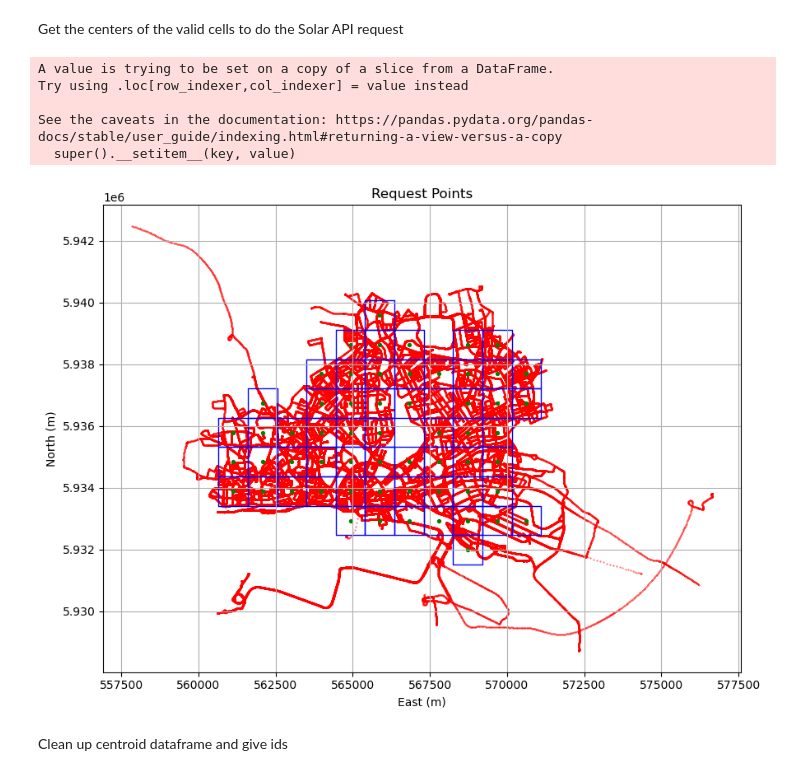
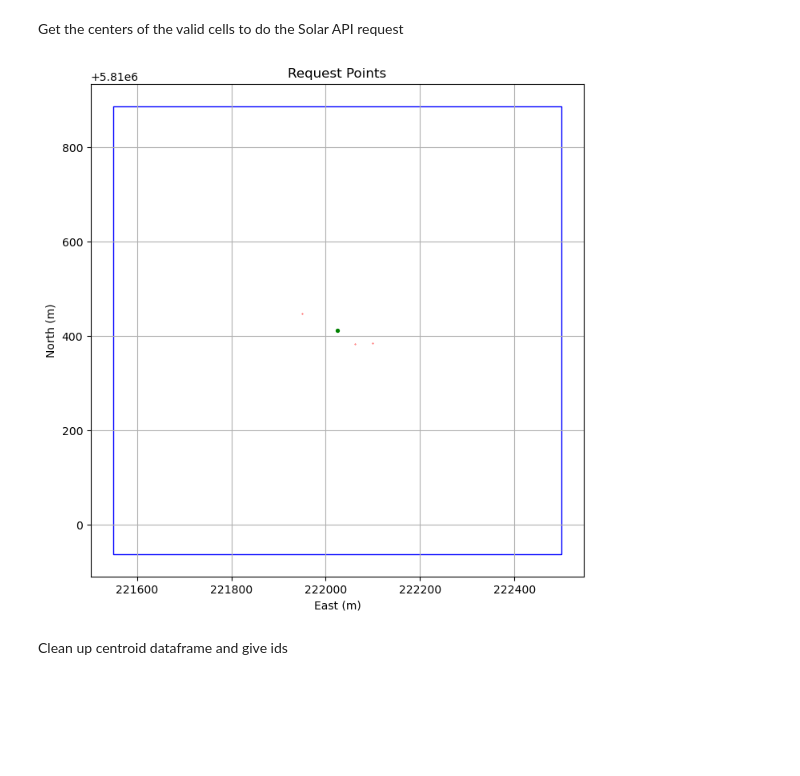
Before and after one commit to lukasbeuster/throwing_shade, a Jupyter notebook: code/070225_Download_SolarAPI_Custom.ipynb, the cells around one changed output. Drawn from its saved outputs; the diff is of its cells as text; code cells hidden in the pictures; blank space fills up the shorter version.

```diff
--- a/code/070225_Download_SolarAPI_Custom.ipynb
+++ b/code/070225_Download_SolarAPI_Custom.ipynb
@@ -412,5 +420,10 @@ plt.show()
 # %% [markdown]
 #### b) Dataset can already have a geometry column
+# %%
+points_dataset = gpd.GeoDataFrame(dataset)
+# %%
+# Assuming gdf is your GeoDataFrame in EPSG:4326
+points_dataset = points_dataset.to_crs("EPSG:32632")
 # %% [markdown]
 #### c) Dataset has Polyline geometry
 # %%
@@ -464,17 +477,33 @@ def adaptive_grid_from_convex_hull(points_dataset, cell_size=950, buffer_distanc
     n_rows = math.ceil((maxy - miny) / cell_size)
 
     cells = []
-    for i in range(n_cols):
-        for j in range(n_rows):
-            # Create a cell that is exactly cell_size x cell_size.
-            cell = box(minx + i * cell_size, miny + j * cell_size,
-                    minx + (i + 1) * cell_size, miny + (j + 1) * cell_size)
-            # Only include the cell if it intersects the buffered hull.
-            if cell.intersects(buffered_hull):
-                cells.append(cell)
+
+    # Special case: only one cell needed in either direction
+    if n_cols == 1 and n_rows == 1:
+        centroid = buffered_hull.centroid
+        center_x, center_y = centroid.x, centroid.y
+
+        cell = box(
+            center_x - cell_size / 2, center_y - cell_size / 2,
+            center_x + cell_size / 2, center_y + cell_size / 2
+        )
+
+        if cell.intersects(buffered_hull):
+            cells.append(cell)
+    else:
+        for i in range(n_cols):
+            for j in range(n_rows):
+                # Create a cell that is exactly cell_size x cell_size.
+                cell = box(minx + i * cell_size, miny + j * cell_size,
+                           minx + (i + 1) * cell_size, miny + (j + 1) * cell_size)
+
+                # Only include the cell if it intersects the buffered hull.
+                if cell.intersects(buffered_hull):
+                    cells.append(cell)
 
     # Create a GeoDataFrame for these cells.
     grid_gdf = gpd.GeoDataFrame(geometry=cells, crs=points_dataset.crs)
+
     return buffered_hull, grid_gdf
 
 hull, grid_gdf = adaptive_grid_from_convex_hull(points_dataset, buffer_distance=50, cell_size=950)
@@ -686,37 +715,31 @@ GIF saved at: ../code/results/output/visuals/e6a08fb8/shade_over_day.gif
 Get the centers of the valid cells to do the Solar API request
 # %%
 # Calculate the centroid for each grid cell
-valid_filtered["centroid"] = valid_filtered.geometry.centroid
+valid_grid_gdf["centroid"] = valid_grid_gdf.geometry.centroid
 
 # Create a new GeoDataFrame for the centroids
-centroid_gdf = gpd.GeoDataFrame(valid_filtered.drop(columns="geometry"),
+centroid_gdf = gpd.GeoDataFrame(valid_grid_gdf.drop(columns="geometry"),
                                 geometry="centroid",
-                                crs=valid_filtered.crs)
+                                crs=valid_grid_gdf.crs)
 
 # Optionally, rename the geometry column to something standard (like 'geometry')
 centroid_gdf = centroid_gdf.rename(columns={"centroid": "geometry"})
 centroid_gdf.set_geometry("geometry", inplace=True)
-# %% [output]
-A value is trying to be set on a copy of a slice from a DataFrame.
-Try using .loc[row_indexer,col_indexer] = value instead
-
-See the caveats in the documentation: https://pandas.pydata.org/pandas-docs/stable/user_guide/indexing.html#returning-a-view-versus-a-copy
-  super().__setitem__(key, value)
 # %%
 # Plot the grid cells:
 ax = points_dataset.plot(color="red", markersize=0.1, label="Points", figsize=(10, 8))
-valid_filtered.plot(ax=ax, edgecolor="blue", facecolor="none", linewidth=1)
+valid_grid_gdf.plot(ax=ax, edgecolor="blue", facecolor="none", linewidth=1)
 centroid_gdf.plot(ax=ax, color="green", markersize=8, label="Request Points")
 
 # Optionally, overlay the original cluster polygons in green
 
 plt.title("Request Points")
 plt.xlabel("East (m)")
 plt.ylabel("North (m)")
 plt.grid(True)
 plt.show()
 # %% [output]
-[figure, old version]
+[figure, new version]
 # %% [markdown]
 Clean up centroid dataframe and give ids
 # %%
```
Also changed, not shown: parts of 20 cells of this notebook, 7 other files.
